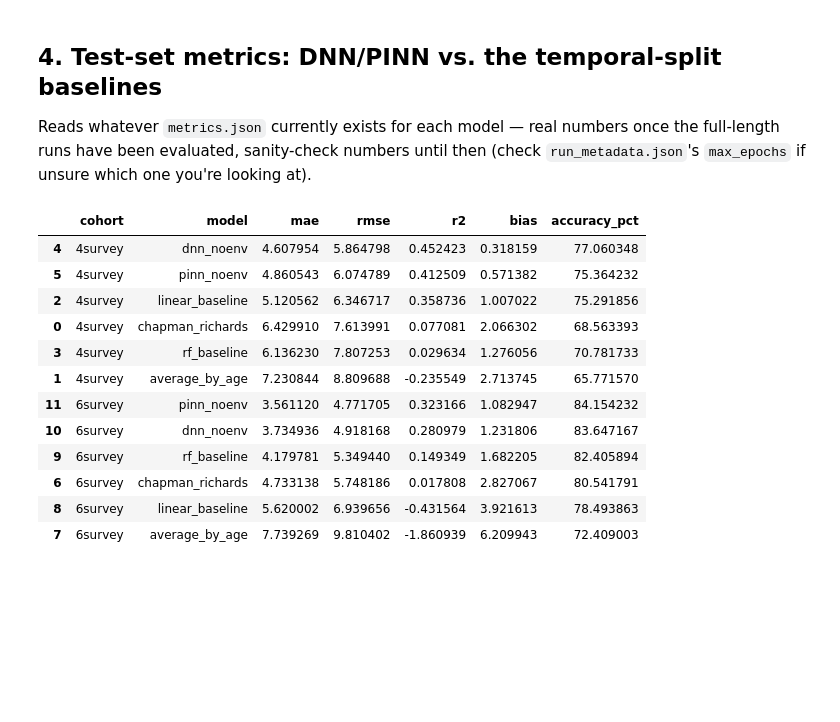
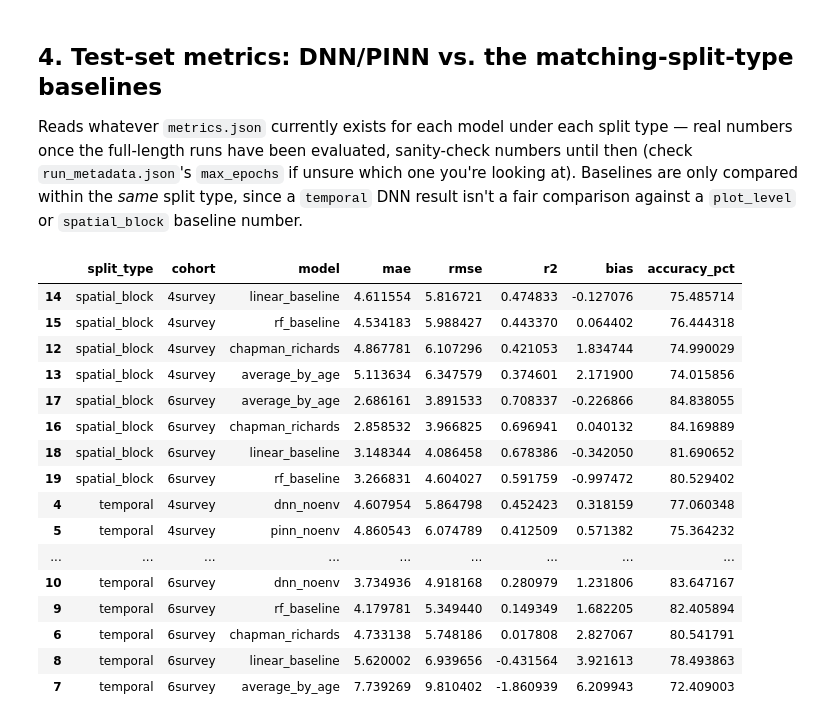
Before and after one commit to shreeyagorasia/forest_diss, a Jupyter notebook: results_notebooks/baseline_models_parameter_tuning.ipynb, the cells around one changed output. Saved outputs shown, nothing was run; the diff lists cells and outputs as text; code cells hidden in the pictures; blank space fills up the shorter version.

```diff
--- a/results_notebooks/baseline_models_parameter_tuning.ipynb
+++ b/results_notebooks/baseline_models_parameter_tuning.ipynb
@@ -60,3 +40,21 @@ BASELINE_MODELS_TEMPORAL = ["chapman_richards", "average_by_age", "linear_baseli
+# %%
+import json
+
+import matplotlib.pyplot as plt
+import pandas as pd
+
+from models.common.plotting import plot_loss_curve
+from models.common.saving import model_output_dir
+
+pd.set_option("display.max_columns", 50)
+
+COHORTS = ["4survey", "6survey"]
+NEURAL_MODELS = ["dnn_noenv", "pinn_noenv"]
+BASELINE_MODELS = ["chapman_richards", "average_by_age", "linear_baseline", "rf_baseline"]
+
+# DNN/PINN never run plot_level (that was only ever the baselines' original
+# sanity check), so only these two split types apply to them.
+SPLIT_TYPES = ["temporal", "spatial_block"]
 # %% [markdown]
 ## 2. Which files to run, to (re)compile these results
 
@@ -114,44 +117,48 @@ plt.show()
 # %% [markdown]
-## 4. Test-set metrics: DNN/PINN vs. the temporal-split baselines
+## 4. Test-set metrics: DNN/PINN vs. the matching-split-type baselines
 
-Reads whatever `metrics.json` currently exists for each model — real numbers once the
-full-length runs have been evaluated, sanity-check numbers until then (check
-`run_metadata.json`'s `max_epochs` if unsure which one you're looking at).
+Reads whatever `metrics.json` currently exists for each model under each split type
+— real numbers once the full-length runs have been evaluated, sanity-check numbers
+until then (check `run_metadata.json`'s `max_epochs` if unsure which one you're
+looking at). Baselines are only compared within the *same* split type, since a
+`temporal` DNN result isn't a fair comparison against a `plot_level` or
+`spatial_block` baseline number.
 # %%
 def load_metrics(path):
     if not path.exists():
         return None
     with open(path) as f:
         return json.load(f)
 
 
 rows = []
-for cohort in COHORTS:
-    for model_name in BASELINE_MODELS_TEMPORAL:
-        metrics = load_metrics(OUTPUTS_DIR / "temporal" / model_name / cohort / "metrics.json")
-        if metrics is not None:
-            rows.append({"cohort": cohort, "model": model_name, **metrics})
-    for model_name in NEURAL_MODELS:
-        metrics = load_metrics(OUTPUTS_DIR / model_name / cohort / "metrics.json")
-        if metrics is not None:
-            rows.append({"cohort": cohort, "model": model_name, **metrics})
+for split_type in SPLIT_TYPES:
+    for cohort in COHORTS:
+        for model_name in BASELINE_MODELS + NEURAL_MODELS:
+            metrics = load_metrics(model_output_dir(model_name, cohort, split_type=split_type) / "metrics.json")
+            if metrics is not None:
+                rows.append({"split_type": split_type, "cohort": cohort, "model": model_name, **metrics})
 
-metrics_table = pd.DataFrame(rows)[["cohort", "model", "mae", "rmse", "r2", "bias", "accuracy_pct"]]
-metrics_table.sort_values(["cohort", "rmse"])
+metrics_table = pd.DataFrame(rows)[["split_type", "cohort", "model", "mae", "rmse", "r2", "bias", "accuracy_pct"]]
+metrics_table.sort_values(["split_type", "cohort", "rmse"])
 # %% [output]
-|  | cohort | model | mae | rmse | r2 | bias | accuracy_pct |
-| 4 | 4survey | dnn_noenv | 4.607954 | 5.864798 | 0.452423 | 0.318159 | 77.060348 |
-| 5 | 4survey | pinn_noenv | 4.860543 | 6.074789 | 0.412509 | 0.571382 | 75.364232 |
-| 2 | 4survey | linear_baseline | 5.120562 | 6.346717 | 0.358736 | 1.007022 | 75.291856 |
-| 0 | 4survey | chapman_richards | 6.429910 | 7.613991 | 0.077081 | 2.066302 | 68.563393 |
-| 3 | 4survey | rf_baseline | 6.136230 | 7.807253 | 0.029634 | 1.276056 | 70.781733 |
-| 1 | 4survey | average_by_age | 7.230844 | 8.809688 | -0.235549 | 2.713745 | 65.771570 |
-| 11 | 6survey | pinn_noenv | 3.561120 | 4.771705 | 0.323166 | 1.082947 | 84.154232 |
-| 10 | 6survey | dnn_noenv | 3.734936 | 4.918168 | 0.280979 | 1.231806 | 83.647167 |
-| 9 | 6survey | rf_baseline | 4.179781 | 5.349440 | 0.149349 | 1.682205 | 82.405894 |
-| 6 | 6survey | chapman_richards | 4.733138 | 5.748186 | 0.017808 | 2.827067 | 80.541791 |
-| 8 | 6survey | linear_baseline | 5.620002 | 6.939656 | -0.431564 | 3.921613 | 78.493863 |
-| 7 | 6survey | average_by_age | 7.739269 | 9.810402 | -1.860939 | 6.209943 | 72.409003 |
+|  | split_type | cohort | model | mae | rmse | r2 | bias | accuracy_pct |
+| 14 | spatial_block | 4survey | linear_baseline | 4.611554 | 5.816721 | 0.474833 | -0.127076 | 75.485714 |
+| 15 | spatial_block | 4survey | rf_baseline | 4.534183 | 5.988427 | 0.443370 | 0.064402 | 76.444318 |
+| 12 | spatial_block | 4survey | chapman_richards | 4.867781 | 6.107296 | 0.421053 | 1.834744 | 74.990029 |
+| 13 | spatial_block | 4survey | average_by_age | 5.113634 | 6.347579 | 0.374601 | 2.171900 | 74.015856 |
+| 17 | spatial_block | 6survey | average_by_age | 2.686161 | 3.891533 | 0.708337 | -0.226866 | 84.838055 |
+| 16 | spatial_block | 6survey | chapman_richards | 2.858532 | 3.966825 | 0.696941 | 0.040132 | 84.169889 |
+| 18 | spatial_block | 6survey | linear_baseline | 3.148344 | 4.086458 | 0.678386 | -0.342050 | 81.690652 |
+| 19 | spatial_block | 6survey | rf_baseline | 3.266831 | 4.604027 | 0.591759 | -0.997472 | 80.529402 |
+| 4 | temporal | 4survey | dnn_noenv | 4.607954 | 5.864798 | 0.452423 | 0.318159 | 77.060348 |
+| 5 | temporal | 4survey | pinn_noenv | 4.860543 | 6.074789 | 0.412509 | 0.571382 | 75.364232 |
+| ... | ... | ... | ... | ... | ... | ... | ... | ... |
+| 10 | temporal | 6survey | dnn_noenv | 3.734936 | 4.918168 | 0.280979 | 1.231806 | 83.647167 |
+| 9 | temporal | 6survey | rf_baseline | 4.179781 | 5.349440 | 0.149349 | 1.682205 | 82.405894 |
+| 6 | temporal | 6survey | chapman_richards | 4.733138 | 5.748186 | 0.017808 | 2.827067 | 80.541791 |
+| 8 | temporal | 6survey | linear_baseline | 5.620002 | 6.939656 | -0.431564 | 3.921613 | 78.493863 |
+| 7 | temporal | 6survey | average_by_age | 7.739269 | 9.810402 | -1.860939 | 6.209943 | 72.409003 |
 # %% [markdown]
 ## 5. Experiments run so far (DNN/PINN specifically)
 
```
Also changed, not shown: parts of 7 cells of this notebook, 14 other files.
